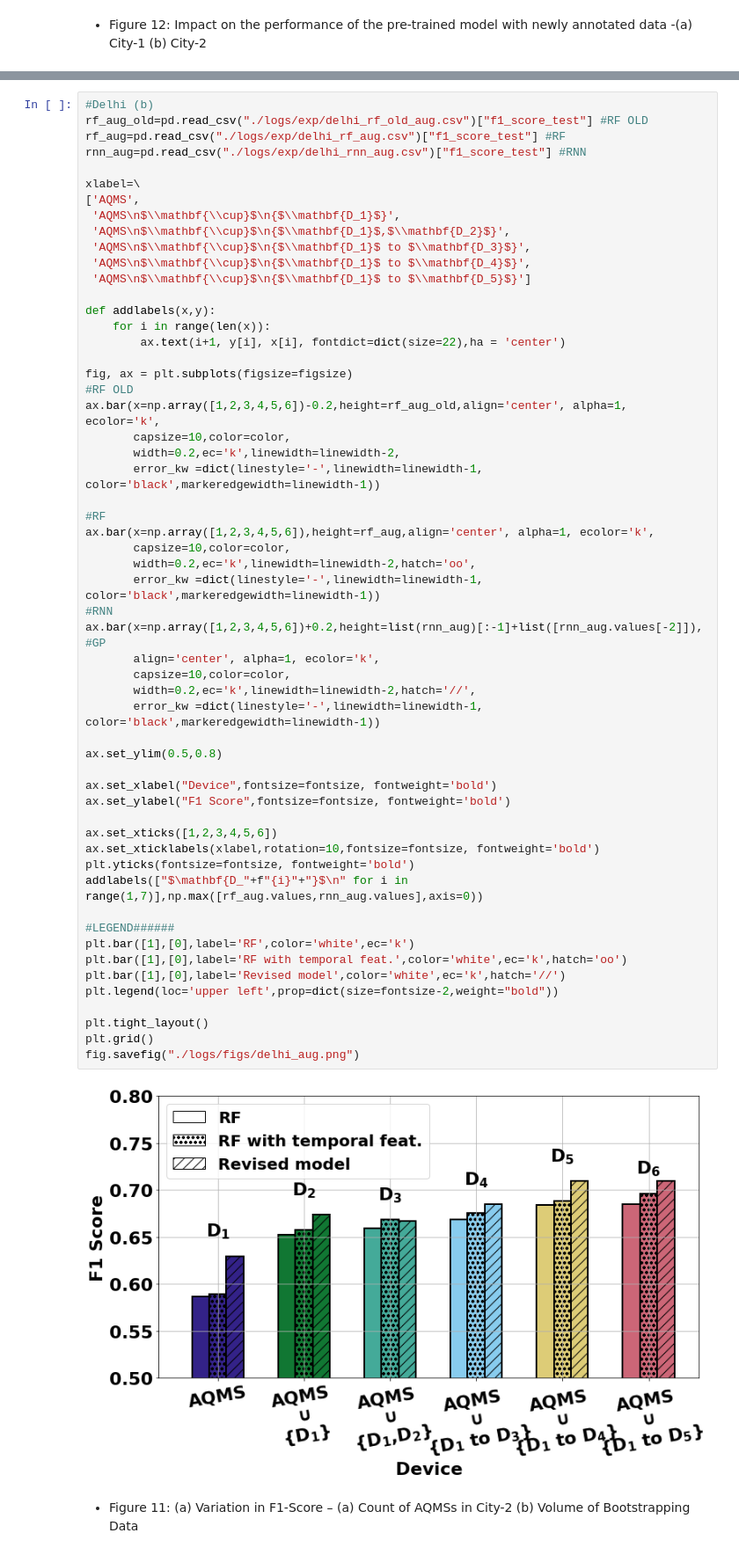
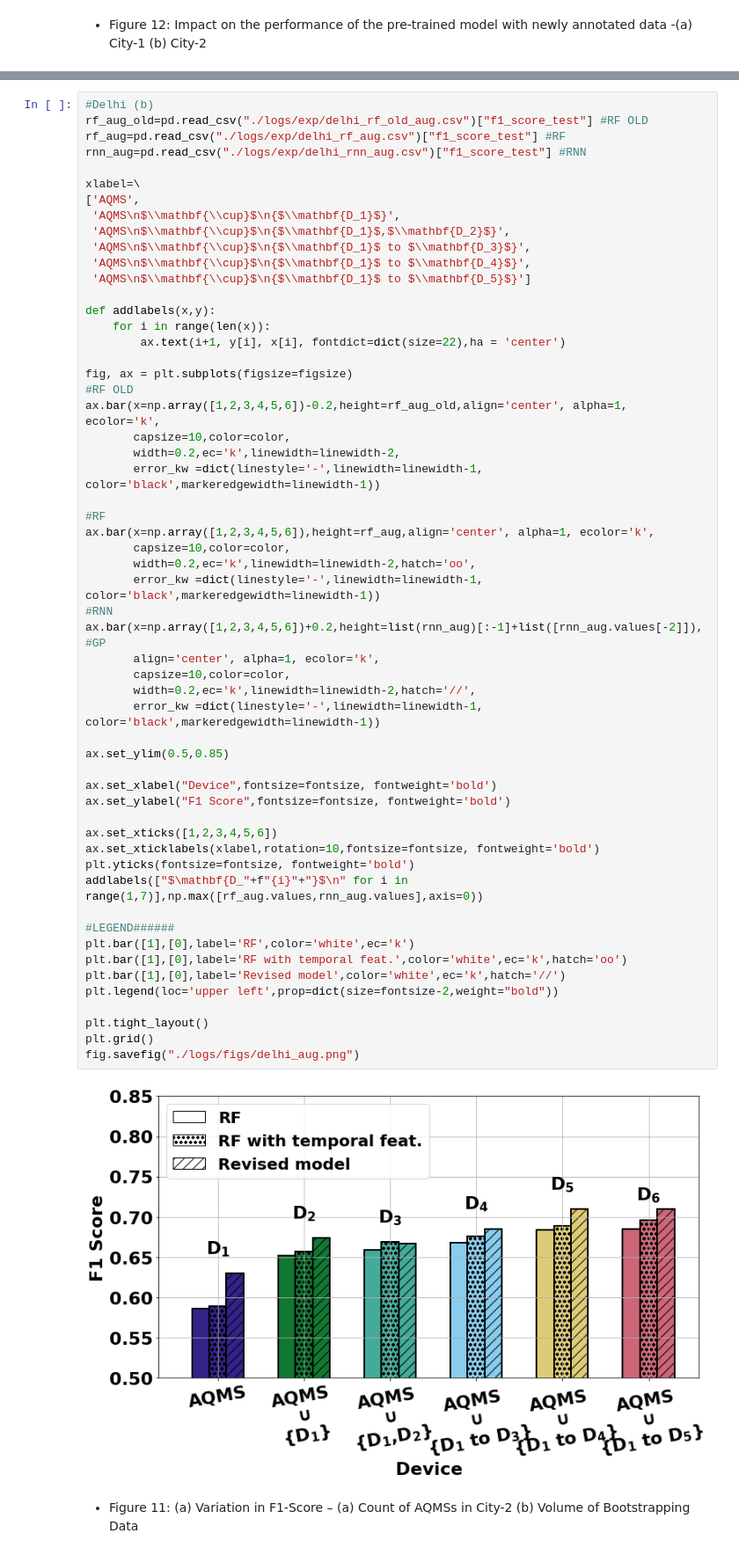
Before and after one commit to prasenjit52282/AQuaMoHo, a Jupyter notebook: plot.ipynb, the cells around one changed output, grey strips where cells are left out. Shown at 88% size. Drawn from its saved outputs; the diff is of its cells as text.

Commit message:
augument plot scale is fixed

```diff
--- a/plot.ipynb
+++ b/plot.ipynb
@@ -101,35 +101,35 @@ ax.bar(x=np.array([1,2,3,4,5,6])-0.2,height=rf_aug_old,align='center', alpha=1,
 ax.bar(x=np.array([1,2,3,4,5,6]),height=rf_aug,align='center', alpha=1, ecolor='k',
        capsize=10,color=color,
        width=0.2,ec='k',linewidth=linewidth-2,hatch='oo',
        error_kw =dict(linestyle='-',linewidth=linewidth-1, color='black',markeredgewidth=linewidth-1))
 #RNN
 ax.bar(x=np.array([1,2,3,4,5,6])+0.2,height=list(rnn_aug)[:-1]+list([rnn_aug.values[-2]]), #GP
        align='center', alpha=1, ecolor='k',
        capsize=10,color=color,
        width=0.2,ec='k',linewidth=linewidth-2,hatch='//',
        error_kw =dict(linestyle='-',linewidth=linewidth-1, color='black',markeredgewidth=linewidth-1))
 
-ax.set_ylim(0.5,0.8)
+ax.set_ylim(0.5,0.85)
 
 ax.set_xlabel("Device",fontsize=fontsize, fontweight='bold')
 ax.set_ylabel("F1 Score",fontsize=fontsize, fontweight='bold')
 
 ax.set_xticks([1,2,3,4,5,6])
 ax.set_xticklabels(xlabel,rotation=10,fontsize=fontsize, fontweight='bold')
 plt.yticks(fontsize=fontsize, fontweight='bold')
 addlabels(["$\mathbf{D_"+f"{i}"+"}$\n" for i in range(1,7)],np.max([rf_aug.values,rnn_aug.values],axis=0))
 
 #LEGEND######
 plt.bar([1],[0],label='RF',color='white',ec='k')
 plt.bar([1],[0],label='RF with temporal feat.',color='white',ec='k',hatch='oo')
 plt.bar([1],[0],label='Revised model',color='white',ec='k',hatch='//')
 plt.legend(loc='upper left',prop=dict(size=fontsize-2,weight="bold"))
 
 plt.tight_layout()
 plt.grid()
 fig.savefig("./logs/figs/delhi_aug.png")
 # %% [output]
-[figure, old version]
+[figure, new version]
 # %% [markdown]
 + Figure 11: (a) Variation in F1-Score – (a) Count of AQMSs in City-2 (b) Volume of Bootstrapping Data
 # %%
```
Also changed, not shown: 1 other file.
